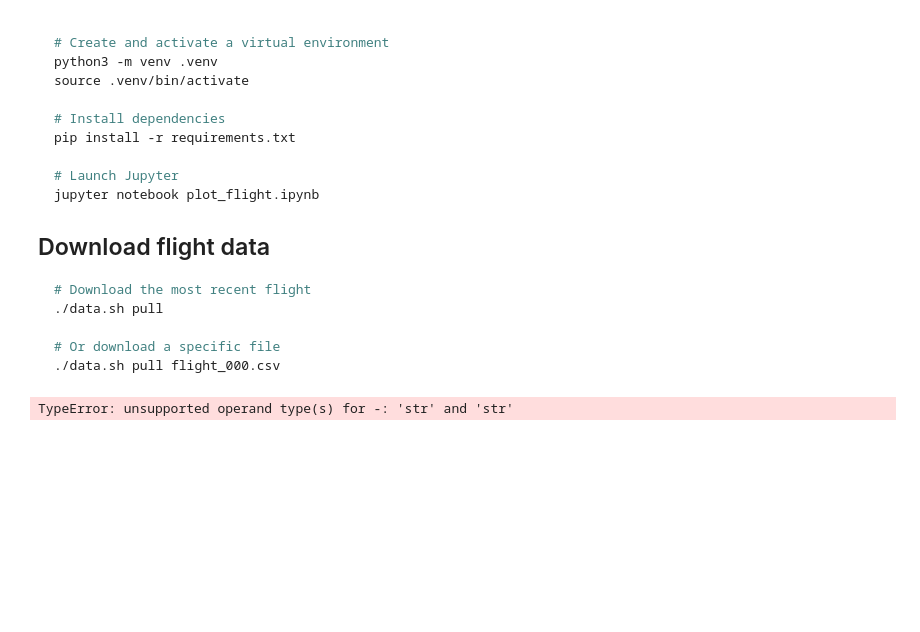
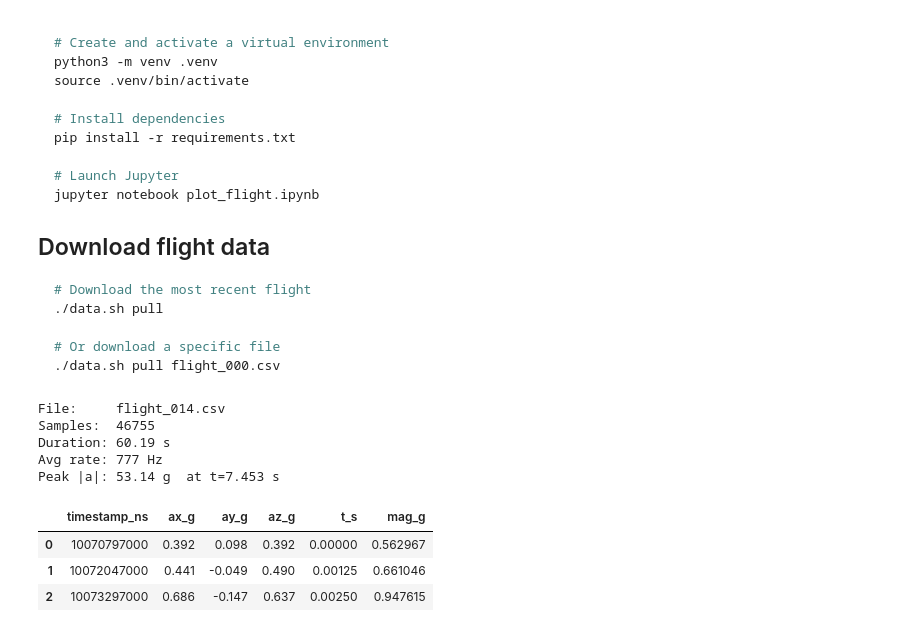
Before and after one commit to benders/force-4, a Jupyter notebook: plot_flight.ipynb, the cells around one changed output. Saved outputs shown, nothing was run; the diff lists cells and outputs as text; code cells hidden in the pictures; blank space fills up the shorter version.

```diff
--- a/plot_flight.ipynb
+++ b/plot_flight.ipynb
@@ -34,20 +34,28 @@ import matplotlib.ticker as ticker
 from pathlib import Path
 # %%
 # --- Config ---
-CSV_FILE = "flight_003.csv"  # change to the flight file you want to plot
+CSV_FILE = "flight_014.csv"  # change to the flight file you want to plot
 
 df = pd.read_csv(CSV_FILE)
 df["t_s"] = (df["timestamp_ns"] - df["timestamp_ns"].iloc[0]) / 1e9
 df["mag_g"] = np.sqrt(df["ax_g"]**2 + df["ay_g"]**2 + df["az_g"]**2)
 
 print(f"File:     {CSV_FILE}")
 print(f"Samples:  {len(df)}")
 print(f"Duration: {df['t_s'].iloc[-1]:.2f} s")
 print(f"Avg rate: {len(df) / df['t_s'].iloc[-1]:.0f} Hz")
 print(f"Peak |a|: {df['mag_g'].max():.2f} g  at t={df.loc[df['mag_g'].idxmax(), 't_s']:.3f} s")
 df.head(3)
 # %% [output]
-TypeError: unsupported operand type(s) for -: 'str' and 'str'
+File:     flight_014.csv
+Samples:  46755
+Duration: 60.19 s
+Avg rate: 777 Hz
+Peak |a|: 53.14 g  at t=7.453 s
+|  | timestamp_ns | ax_g | ay_g | az_g | t_s | mag_g |
+| 0 | 10070797000 | 0.392 | 0.098 | 0.392 | 0.00000 | 0.562967 |
+| 1 | 10072047000 | 0.441 | -0.049 | 0.490 | 0.00125 | 0.661046 |
+| 2 | 10073297000 | 0.686 | -0.147 | 0.637 | 0.00250 | 0.947615 |
 # %%
 fig, axes = plt.subplots(2, 1, figsize=(12, 7), sharex=True)
 fig.suptitle(Path(CSV_FILE).stem, fontsize=14, fontweight="bold")
```
Also changed, not shown: parts of 1 cell of this notebook, 10 other files.
